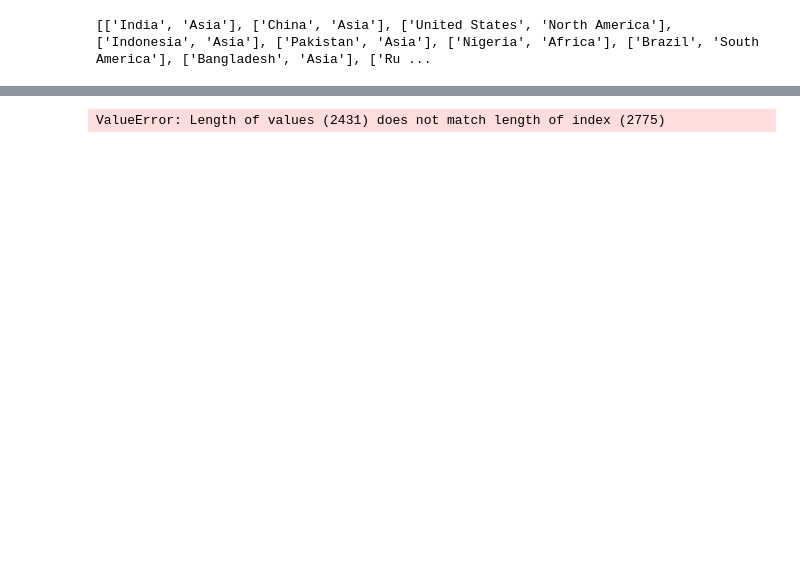
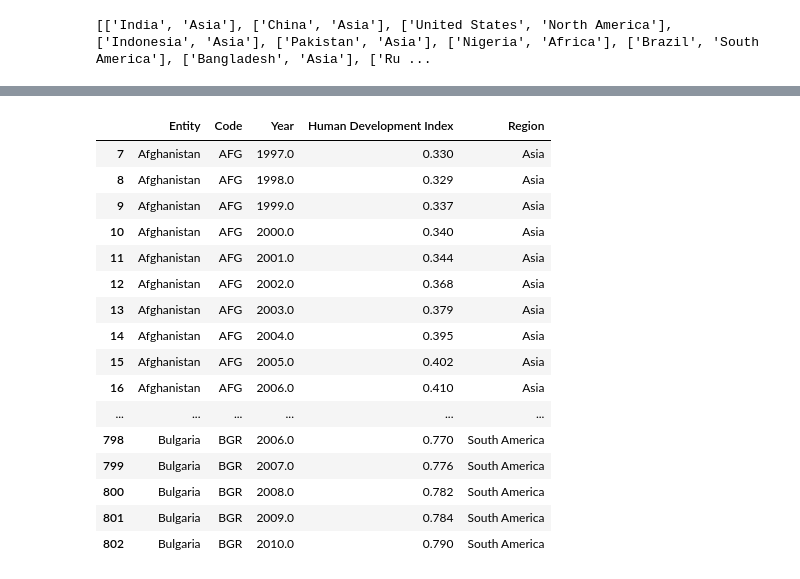
Before and after one commit to AgenteMaya/lutas_proj_dados, a Jupyter notebook: cleaningGettingCountries.ipynb, the cells around one changed output, grey strips where cells are left out. Cells and saved outputs as stored; diff of their text form; code cells hidden in the pictures; blank space fills up the shorter version.

Commit message:
fusão do df de idh com a coluna regions

```diff
--- a/cleaningGettingCountries.ipynb
+++ b/cleaningGettingCountries.ipynb
@@ -349,14 +361,16 @@ print(countries_region_list)
 [['India', 'Asia'], ['China', 'Asia'], ['United States', 'North America'], ['Indonesia', 'Asia'], ['Pakistan', 'Asia'], ['Nigeria', 'Africa'], ['Brazil', 'South America'], ['Bangladesh', 'Asia'], ['Ru ...
 # %%
 region_column = []
-qtd_linhas = 0
 for linha in df_idh.itertuples():
-    qtd_linhas+=1
-    for countrie in countries_region_list:
-        if countrie[0] == linha.Entity:
-            region_column.append(countrie[1])
+    if(linha.Entity not in l_countries):
+        region_column.append(None)
+    else:
+        for countrie in countries_region_list:
+            if countrie[0] == linha.Entity:
+                print(countrie[0] + "==" + linha.Entity)
+                print(countrie[1])
+                region_column.append(countrie[1])
 
-print(qtd_linhas)
 print(len(region_column))
-print(region_column)
+#print(region_column)
 # %% [output]
@@ -366,10 +394,28 @@ print(region_column)
 # %%
 df_region = pd.DataFrame({
     "Region": region_column
 })
 
+
+
 new_idh_df = pd.concat([df_idh, df_region], axis=1)
 
-new_idh_df
+new_idh_df.head(2429)
 # %% [output]
-ValueError: Length of values (2431) does not match length of index (2775)
+|  | Entity | Code | Year | Human Development Index | Region |
+| 7 | Afghanistan | AFG | 1997.0 | 0.330 | Asia |
+| 8 | Afghanistan | AFG | 1998.0 | 0.329 | Asia |
+| 9 | Afghanistan | AFG | 1999.0 | 0.337 | Asia |
+| 10 | Afghanistan | AFG | 2000.0 | 0.340 | Asia |
+| 11 | Afghanistan | AFG | 2001.0 | 0.344 | Asia |
+| 12 | Afghanistan | AFG | 2002.0 | 0.368 | Asia |
+| 13 | Afghanistan | AFG | 2003.0 | 0.379 | Asia |
+| 14 | Afghanistan | AFG | 2004.0 | 0.395 | Asia |
+| 15 | Afghanistan | AFG | 2005.0 | 0.402 | Asia |
+| 16 | Afghanistan | AFG | 2006.0 | 0.410 | Asia |
+| ... | ... | ... | ... | ... | ... |
+| 798 | Bulgaria | BGR | 2006.0 | 0.770 | South America |
+| 799 | Bulgaria | BGR | 2007.0 | 0.776 | South America |
+| 800 | Bulgaria | BGR | 2008.0 | 0.782 | South America |
+| 801 | Bulgaria | BGR | 2009.0 | 0.784 | South America |
+| 802 | Bulgaria | BGR | 2010.0 | 0.790 | South America |
```
Also changed, not shown: parts of 5 cells of this notebook.
